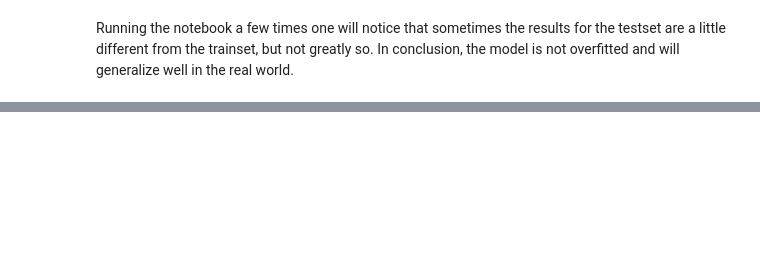
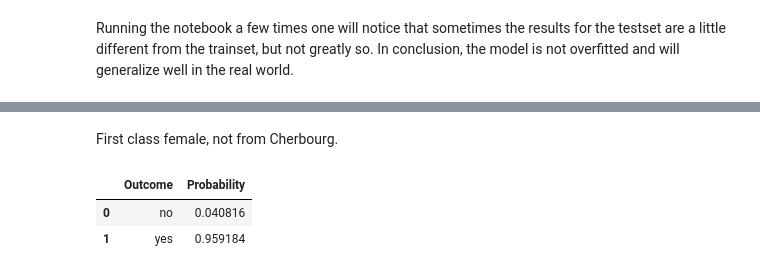
Before and after one commit to bshtmichielsen/titanic, a Jupyter notebook: titanic.ipynb, the cells around one changed output, grey strips where cells are left out. Drawn from its saved outputs; the diff is of its cells as text; code cells hidden in the pictures; blank space fills up the shorter version.

```diff
--- a/titanic.ipynb
+++ b/titanic.ipynb
@@ -185,0 +190,15 @@ Running the notebook a few times one will notice that sometimes the results for
+# %% [markdown]
+First class female, not from Cherbourg.
+# %%
+data = {"pclass": 1, "sex": 1, "Cherbourg": 0}
+
+X_inference = pandas.DataFrame([data])
+prediction = model.predict_proba(X_inference)
+result = pandas.DataFrame()
+result["Outcome"] = target_names
+result["Probability"] = prediction[0]
+result
+# %% [output]
+|  | Outcome | Probability |
+| 0 | no | 0.040816 |
+| 1 | yes | 0.959184 |
```
Also changed, not shown: parts of 15 cells of this notebook.
